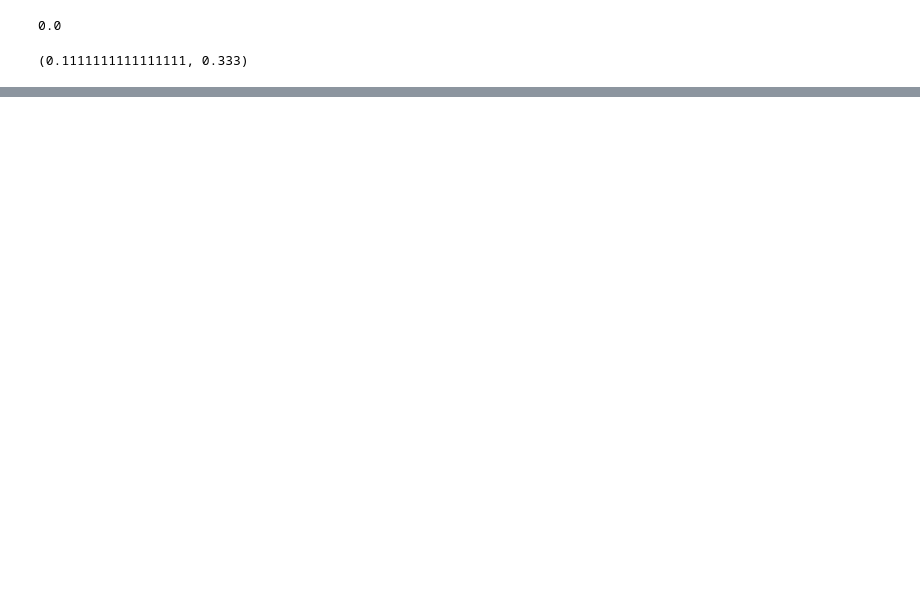
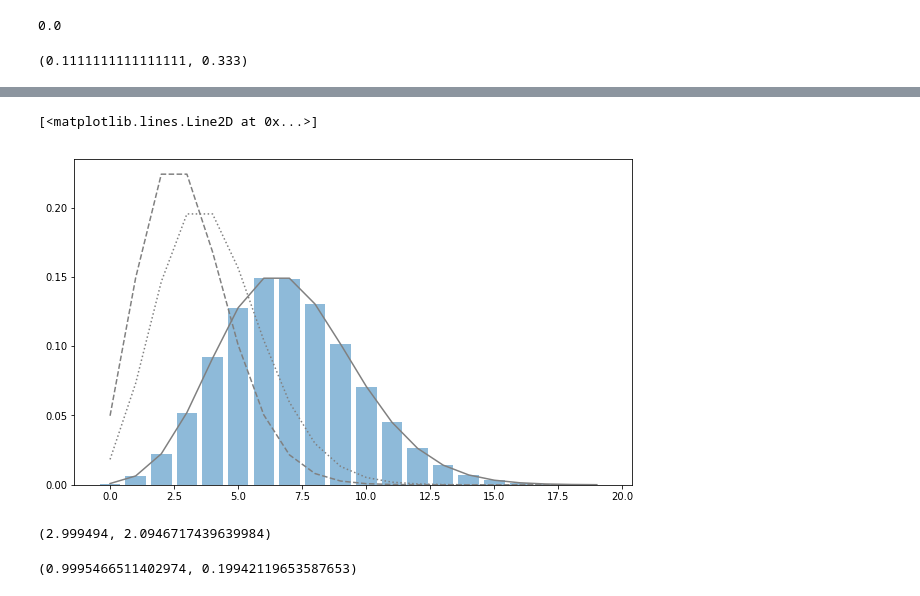
Before and after one commit to ToshikiShimizu/statistics, a Jupyter notebook: python-understand-statistics/notebook/ch09.ipynb, the cells around one changed output, grey strips where cells are left out. Saved outputs shown, nothing was run; the diff lists cells and outputs as text; code cells hidden in the pictures; blank space fills up the shorter version.

```diff
--- a/python-understand-statistics/notebook/ch09.ipynb
+++ b/python-understand-statistics/notebook/ch09.ipynb
@@ -44,0 +82,33 @@ f_X(0) * f_Y(0), f_XY(0,0)
+# %%
+fig = plt.figure(figsize=(10,6))
+ax = fig.add_subplot(111)
+rv = stats.poisson(7)
+xs = np.arange(20)
+hist, _ = np.histogram(sum_sample, bins=20, range=(0,20), normed=True)
+ax.bar(xs, hist, alpha=0.5, label='Poi(3) + Poi(4)')
+ax.plot(xs, rv.pmf(xs), label='Poi(7)', color='gray')
+ax.plot(xs, rv1.pmf(xs), label='Poi(3)',ls='--',color='gray')
+ax.plot(xs,rv2.pmf(xs),label='Poi(4)',ls=':', color='gray')
+# %% [output]
+[<matplotlib.lines.Line2D at 0x...>]
+[figure, added]
+# %%
+p = 0.3
+rv = stats.bernoulli(p)
+sample_size = int(1e6)
+Xs_sample = rv.rvs((10, sample_size))
+sum_sample = np.sum(Xs_sample, axis=0)
+np.mean(sum_sample), np.var(sum_sample)
+# %% [output]
+(2.999494, 2.0946717439639984)
+# %%
+mean = 1
+var = 2
+rv = stats.norm(mean, np.sqrt(var))
+n = 10
+sample_size = int(1e6)
+Xs_sample = rv.rvs((n, sample_size))
+sample_mean = np.mean(Xs_sample, axis=0)
+np.mean(sample_mean), np.var(sample_mean)
+# %% [output]
+(0.9995466511402974, 0.19942119653587653)
```
Also changed, not shown: parts of 10 cells of this notebook, 1 other file.
